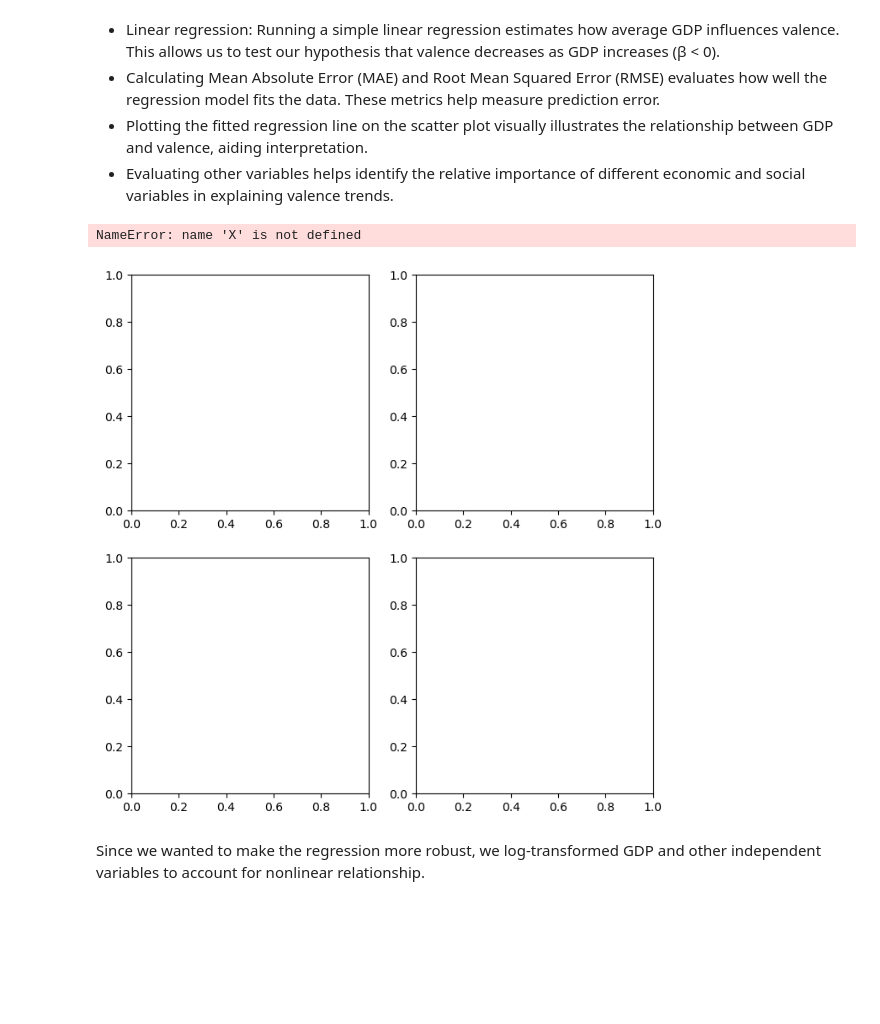
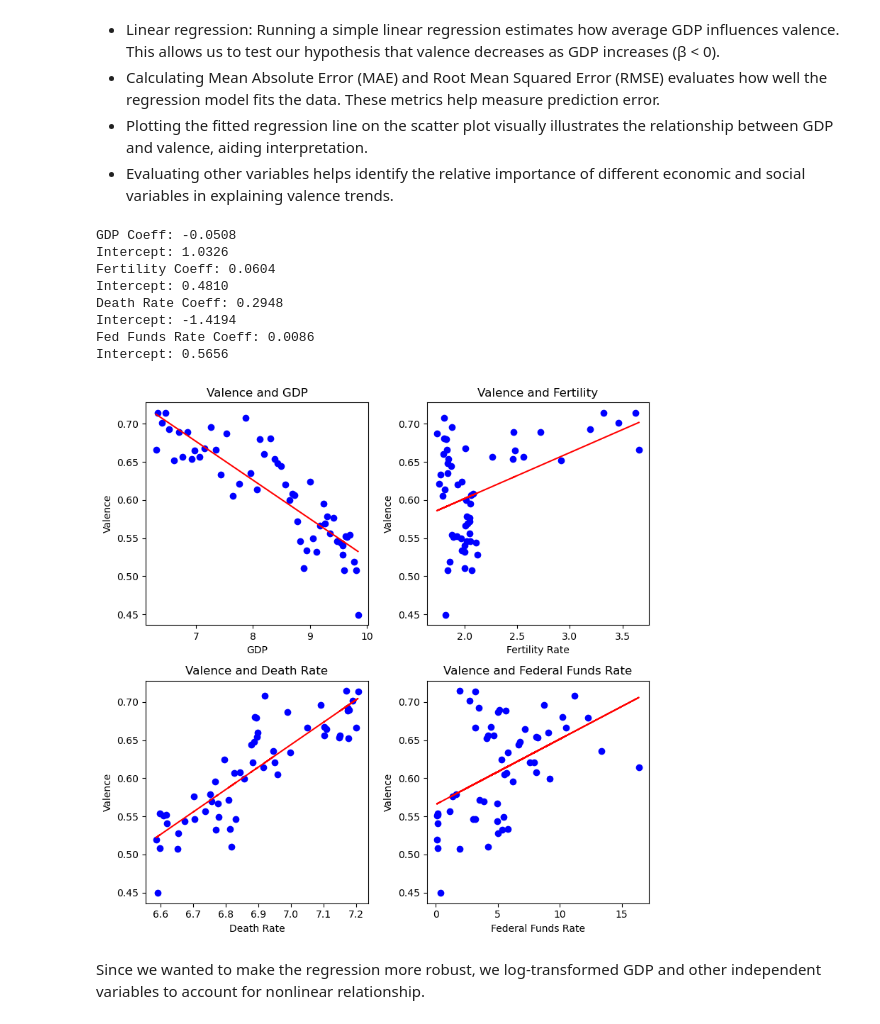
Before and after one commit to yp358/info2950-proj, a Jupyter notebook: phase4_sandy2.ipynb, the cells around one changed output. Drawn from its saved outputs; the diff is of its cells as text; code cells hidden in the pictures; blank space fills up the shorter version.

```diff
--- a/phase4_sandy2.ipynb
+++ b/phase4_sandy2.ipynb
@@ -297,71 +295,80 @@ We then take a **linear regression**, **evaluate the regression fit**, **make a
 - Plotting the fitted regression line on the scatter plot visually illustrates the relationship between GDP and valence, aiding interpretation.
 - Evaluating other variables helps identify the relative importance of different economic and social variables in explaining valence trends.
 # %%
+# Create a 2x2 grid of subplots
 fig, axs = plt.subplots(2, 2, figsize=(8, 8))
 
-#GDP and Valence
+# --- GDP and Valence ---
 X_gdp = averagefinal[["avg_gdp"]].values
 y_gdp = averagefinal["avg_valence"].values
-model = LinearRegression().fit(X, y)
+model = LinearRegression().fit(X_gdp, y_gdp)
 print("GDP Coeff:", round(model.coef_[0], 4))
 print(f"Intercept: {model.intercept_:.4f}")
 y_pred_gdp = model.predict(X_gdp)
 
-mae_gdp = mean_absolute_error(y_gdp, y_pred_gdp)
-rmse_gdp = np.sqrt(mean_squared_error(y_gdp, y_pred))
-print(f"MAE for Log(GDP) model: {mae_gdp:.4f}")
-print(f"RMSE for Log(GDP) model: {rmse_gdp:.4f}\n")
-
-axs[0, 0].scatter(X, y, color="blue")
-axs[0, 0].plot(X, model.predict(X), color="red", label="Fitted line")
+axs[0, 0].scatter(X_gdp, y_gdp, color="blue")
+axs[0, 0].plot(X_gdp, y_pred_gdp, color="red", label="Fitted line")
 axs[0, 0].set_title("Valence and GDP")
 axs[0, 0].set_xlabel("GDP")
 axs[0, 0].set_ylabel("Valence")
 
-#Fertility and Valence
-X = averagefinal[["avg_fertility"]].values
-y = averagefinal["avg_valence"].values
-model = LinearRegression().fit(X, y)
+# --- Fertility and Valence ---
+X_fertility = averagefinal[["avg_fertility"]].values
+y_fertility = averagefinal["avg_valence"].values
+model = LinearRegression().fit(X_fertility, y_fertility)
 print("Fertility Coeff:", round(model.coef_[0], 4))
 print(f"Intercept: {model.intercept_:.4f}")
+y_pred_fertility = model.predict(X_fertility)
 
-
-axs[0, 1].scatter(X, y, color="blue")
-axs[0, 1].plot(X, model.predict(X), color="red", label="Fitted line")
+axs[0, 1].scatter(X_fertility, y_fertility, color="blue")
+axs[0, 1].plot(X_fertility, y_pred_fertility, color="red", label="Fitted line")
 axs[0, 1].set_title("Valence and Fertility")
 axs[0, 1].set_xlabel("Fertility Rate")
 axs[0, 1].set_ylabel("Valence")
 
-#Death Rate and Valence
-X = averagefinal[["avg_deathrate"]].values
-y = averagefinal["avg_valence"].values
-model = LinearRegression().fit(X, y)
+# --- Death Rate and Valence ---
+X_deathrate = averagefinal[["avg_deathrate"]].values
+y_deathrate = averagefinal["avg_valence"].values
+model = LinearRegression().fit(X_deathrate, y_deathrate)
 print("Death Rate Coeff:", round(model.coef_[0], 4))
 print(f"Intercept: {model.intercept_:.4f}")
+y_pred_deathrate = model.predict(X_deathrate)
 
-axs[1, 0].scatter(X, y, color="blue")
-axs[1, 0].plot(X, model.predict(X), color="red", label="Fitted line")
+axs[1, 0].scatter(X_deathrate, y_deathrate, color="blue")
+axs[1, 0].plot(X_deathrate, y_pred_deathrate, color="red", label="Fitted line")
 axs[1, 0].set_title("Valence and Death Rate")
 axs[1, 0].set_xlabel("Death Rate")
 axs[1, 0].set_ylabel("Valence")
 
-#Federal Funds Rate and Valence
-X = averagefinal[["avg_fedfundrate"]].values
-y = averagefinal["avg_valence"].values
-model = LinearRegression().fit(X, y)
-print("Death Rate Coeff:", round(model.coef_[0], 4))
+# --- Federal Funds Rate and Valence ---
+X_fedfundrate = averagefinal[["avg_fedfundrate"]].values
+y_fedfundrate = averagefinal["avg_valence"].values
+model = LinearRegression().fit(X_fedfundrate, y_fedfundrate)
+print("Fed Funds Rate Coeff:", round(model.coef_[0], 4))
 print(f"Intercept: {model.intercept_:.4f}")
+y_pred_fedfundrate = model.predict(X_fedfundrate)
 
-axs[1, 1].scatter(X, y, color="blue")
-axs[1, 1].plot(X, model.predict(X), color="red", label="Fitted line")
+axs[1, 1].scatter(X_fedfundrate, y_fedfundrate, color="blue")
+axs[1, 1].plot(X_fedfundrate, y_pred_fedfundrate, color="red", label="Fitted line")
 axs[1, 1].set_title("Valence and Federal Funds Rate")
 axs[1, 1].set_xlabel("Federal Funds Rate")
 axs[1, 1].set_ylabel("Valence")
 
+# Adjust layout to avoid overlap
 plt.tight_layout()
+
+# Show the plot
+plt.show()
 # %% [output]
-NameError: name 'X' is not defined
+GDP Coeff: -0.0508
+Intercept: 1.0326
+Fertility Coeff: 0.0604
+Intercept: 0.4810
+Death Rate Coeff: 0.2948
+Intercept: -1.4194
+Fed Funds Rate Coeff: 0.0086
+Intercept: 0.5656
-[figure, old version]
+[figure, new version]
 # %% [markdown]
 Since we wanted to make the regression more robust, we log-transformed GDP and other independent variables to account for nonlinear relationship.
 # %%
```
Also changed, not shown: parts of 12 cells of this notebook, 1 other file.
